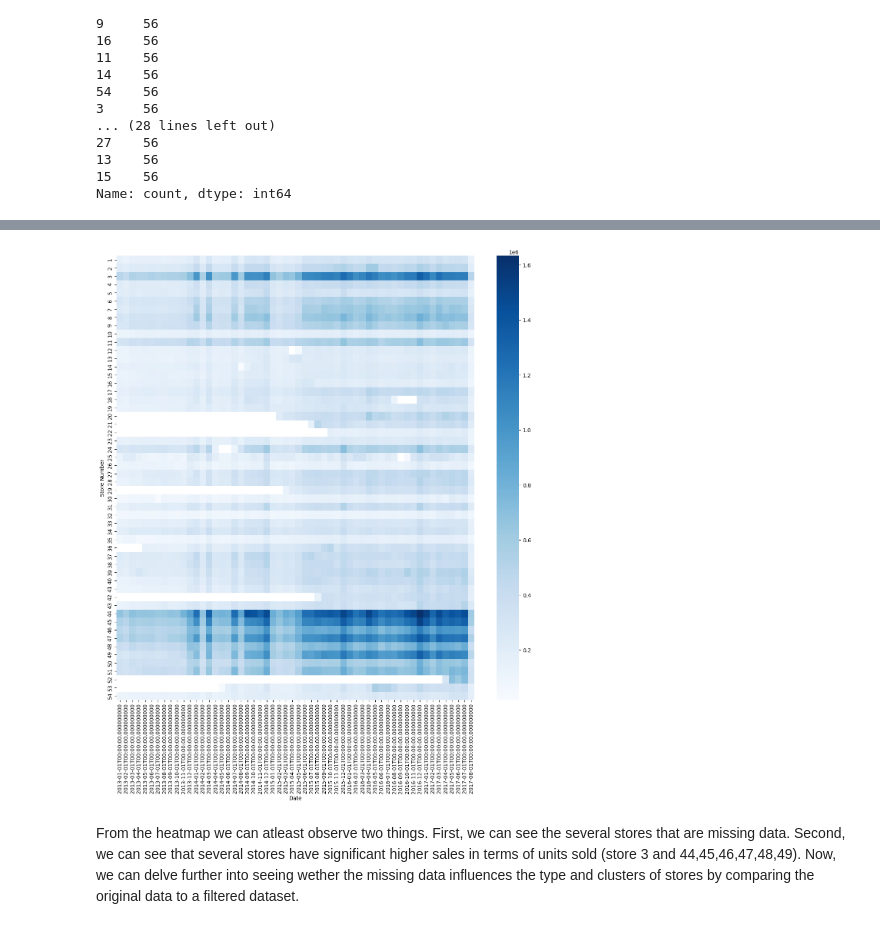
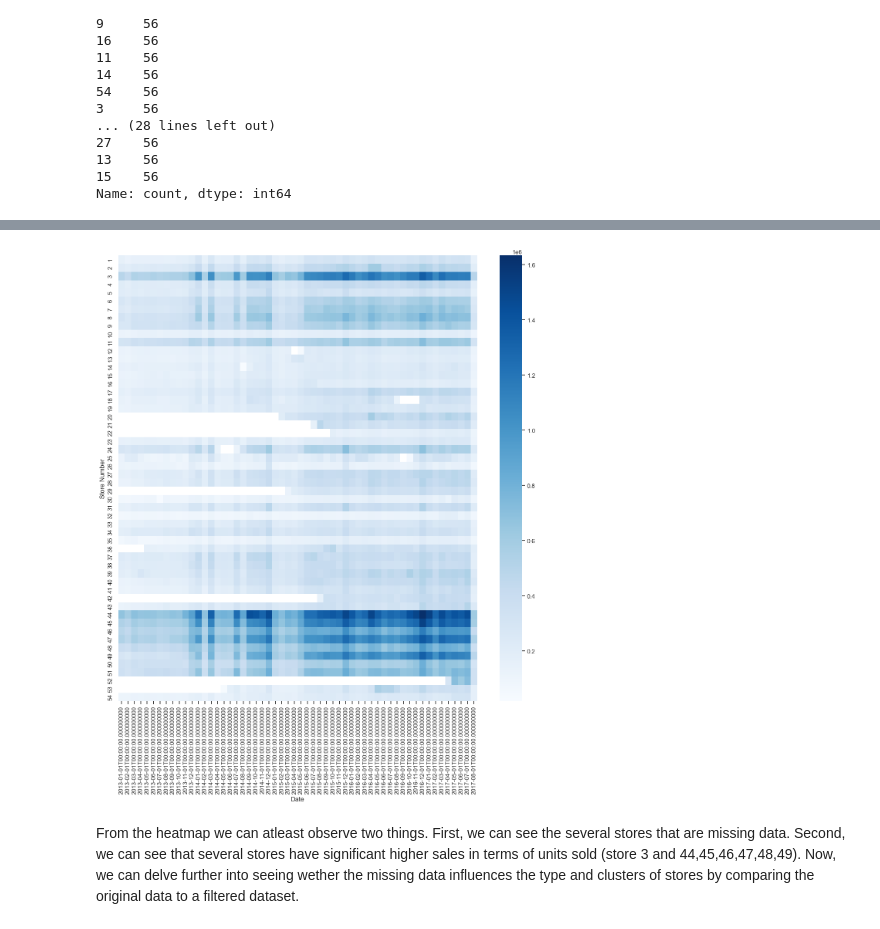
Before and after one commit to AFEngelage/Group4B, a Jupyter notebook: notebooks/Sebastiaan_EDA_Storeswithotherdata.ipynb, the cells around one changed output, grey strips where cells are left out. Saved outputs shown, nothing was run; the diff lists cells and outputs as text; code cells hidden in the pictures.

```diff
--- a/notebooks/Sebastiaan_EDA_Storeswithotherdata.ipynb
+++ b/notebooks/Sebastiaan_EDA_Storeswithotherdata.ipynb
@@ -104,6 +104,8 @@ df_aggregated_sales_type2
 
 The first step we take when combining the store data with the transaction date is to look if there's unit sale data for each store available. Although we have data available for each store, some stores don't have data for all the dates in the dataset. Most likely, these stores are new, this makes forecasting for these store less convenient and as this is our first forecast for Corporacion Favorita, we rather have a more generalizable store to choose from (having a higher impact on business as the likelihood of giving a more accurate forecast is higher).
 # %%
+sns.set_theme(style="white")
+
 g = sns.relplot(
     data=df_aggregated_sales_store,
     x="date", y="unit_sales", col="store_nbr", hue="store_nbr",
@@ -190,6 +191,8 @@ store_nbr
 15    56
 Name: count, dtype: int64
 # %%
+sns.set_theme(style="white")
+
 df_store_25 = df_aggregated_sales_store[df_aggregated_sales_store['store_nbr'] == 18]
 df_store_25.plot.line(x='date', y='unit_sales', figsize=(10, 6))
 
@@ -201,23 +204,25 @@ df_store_25.plot.line(x='date', y='unit_sales', figsize=(10, 6))
 # %%
+sns.set_theme(style="white")
+
 # Pivot the dataframe to have store_nbr as rows, date as columns, and unit_sales as values
 pivot_df = df_aggregated_sales_store.pivot(index='store_nbr', columns='date', values='unit_sales')
 
 # Set the size of the figure
 plt.figure(figsize=(15, 15))
 
 # Create the heatmap
 heatmapdatestoresales = sns.heatmap(pivot_df, cmap='Blues', annot=False, fmt='.1f')
 
 # Set the labels for x and y axis
 plt.xlabel('Date')
 plt.ylabel('Store Number')
 
 heatmapdatestoresales.xaxis.tick_bottom()
 
 # Show the plot
 plt.show()
 # %% [output]
-[figure, old version]
+[figure, new version]
 # %% [markdown]
 From the heatmap we can atleast observe two things. First, we can see the several stores that are missing data. Second, we can see that several stores have significant higher sales in terms of units sold (store 3 and 44,45,46,47,48,49). Now, we can delve further into seeing wether the missing data influences the type and clusters of stores by comparing the original data to a filtered dataset.
 # %% [markdown]
```
Also changed, not shown: parts of 17 cells of this notebook, 3 other files.
